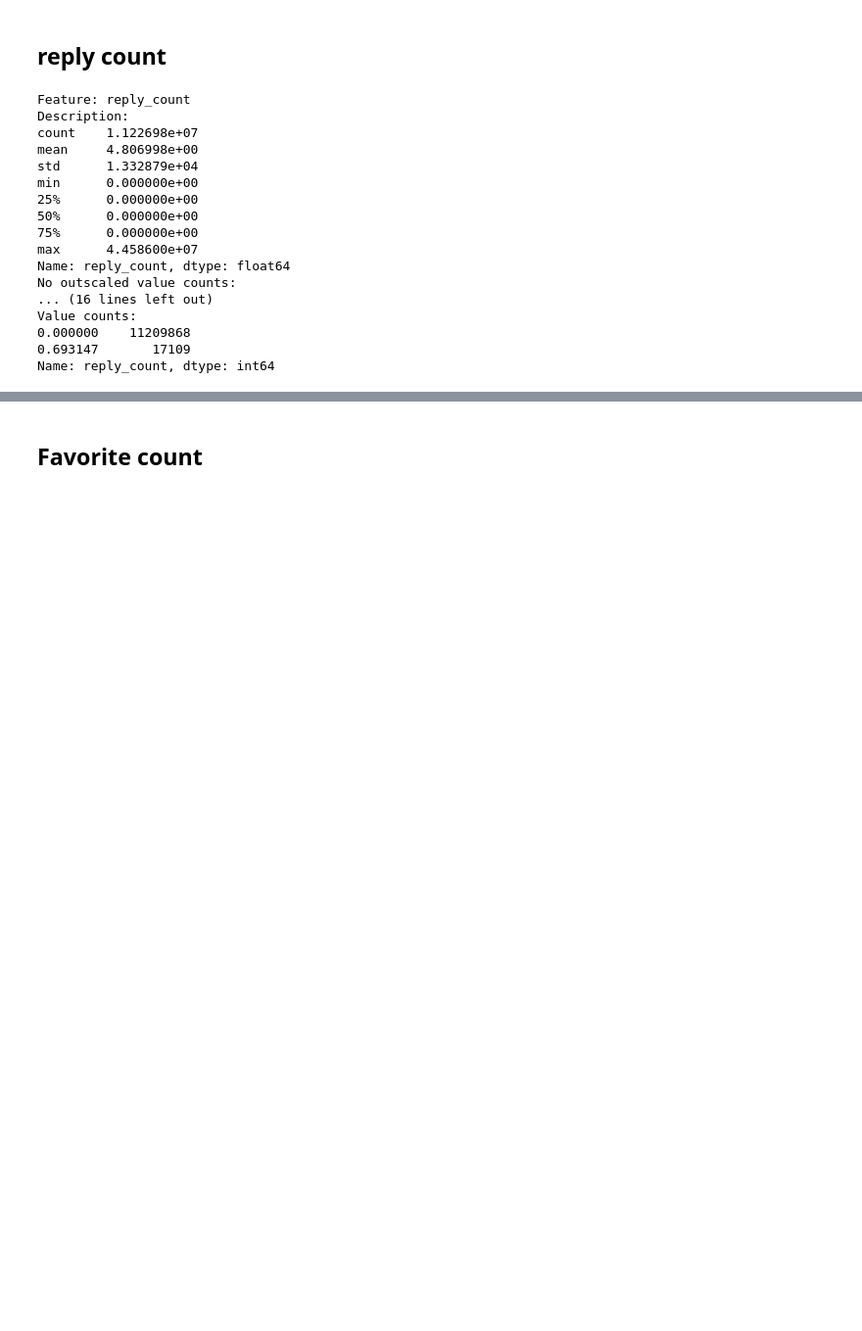
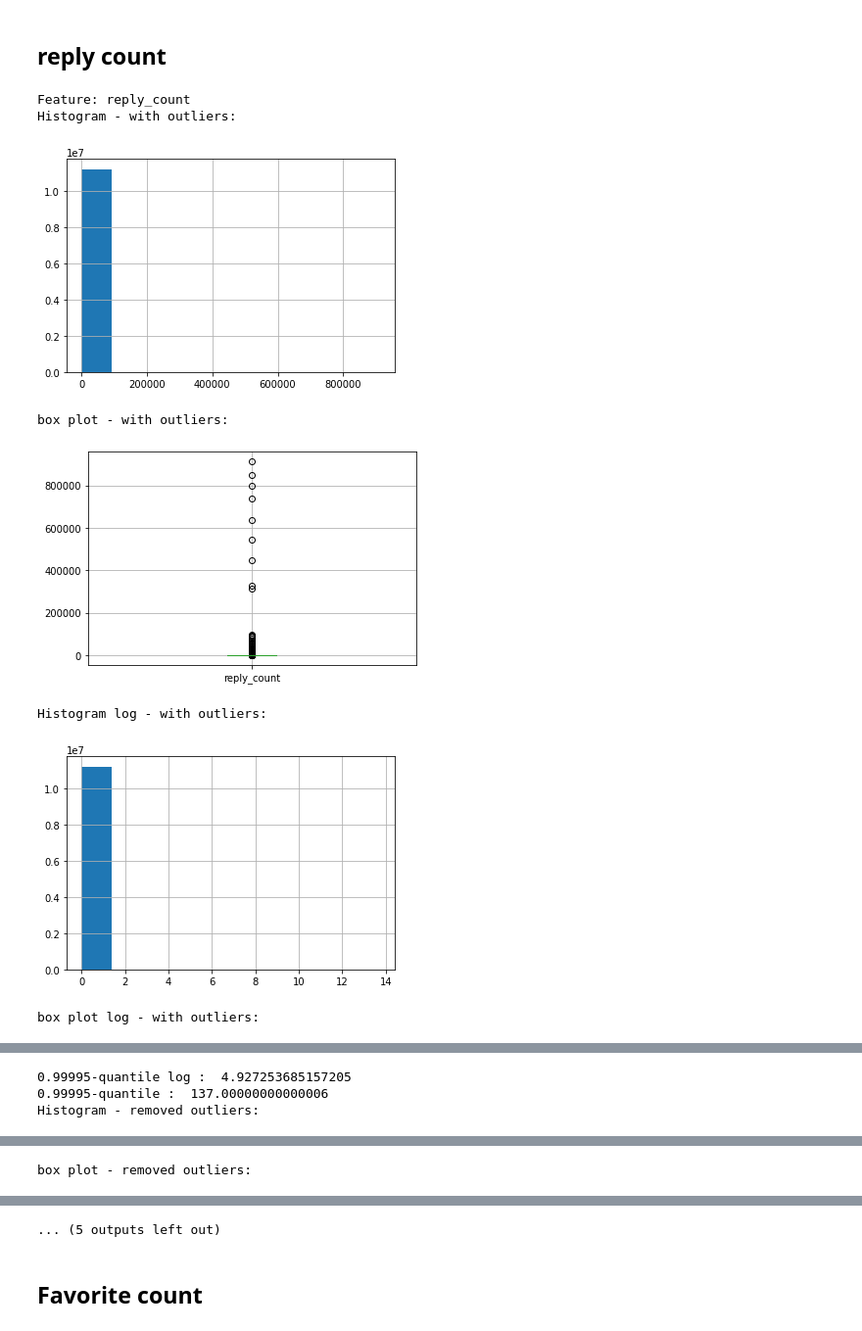
Before and after one commit to Andrew-Wyn/Data_Mining_22_23, a Jupyter notebook: DataUnderstanding.ipynb, the cells around one changed output, grey strips where cells are left out. Shown at 98% size. Drawn from its saved outputs; the diff is of its cells as text; code cells hidden in the pictures; blank space fills up the shorter version.

```diff
--- a/DataUnderstanding.ipynb
+++ b/DataUnderstanding.ipynb
@@ -812,22 +812,13 @@ Name: retweet_count, dtype: int64
 # %% [markdown]
 ## reply count
 # %%
-function_handle_nnn("reply_count", 1e6, quantile_outlier=0.999)
+function_handle_nnn("reply_count", 1e6, quantile_outlier=0.99995)
 # %% [output]
 Feature: reply_count
-Description:
-count    1.122698e+07
-mean     4.806998e+00
-std      1.332879e+04
-min      0.000000e+00
-25%      0.000000e+00
-50%      0.000000e+00
-75%      0.000000e+00
-max      4.458600e+07
-Name: reply_count, dtype: float64
-No outscaled value counts:
-... (16 lines left out)
-Value counts:
-0.000000    11209868
-0.693147       17109
-Name: reply_count, dtype: int64
+Histogram - with outliers:
+[figure, added]
+box plot - with outliers:
+[figure, added]
+Histogram log - with outliers:
+[figure, added]
+box plot log - with outliers:
@@ -833,0 +826,3 @@ Name: reply_count, dtype: int64
+0.99995-quantile log :  4.927253685157205
+0.99995-quantile :  137.00000000000006
+Histogram - removed outliers:
@@ -833,0 +830 @@ Name: reply_count, dtype: int64
+box plot - removed outliers:
@@ -834,3 +832,4 @@ Name: reply_count, dtype: int64
+... (5 outputs left out)
 # %% [markdown]
 ## Favorite count
 # %%
```
Also changed, not shown: parts of 22 cells of this notebook, 1 other file.
